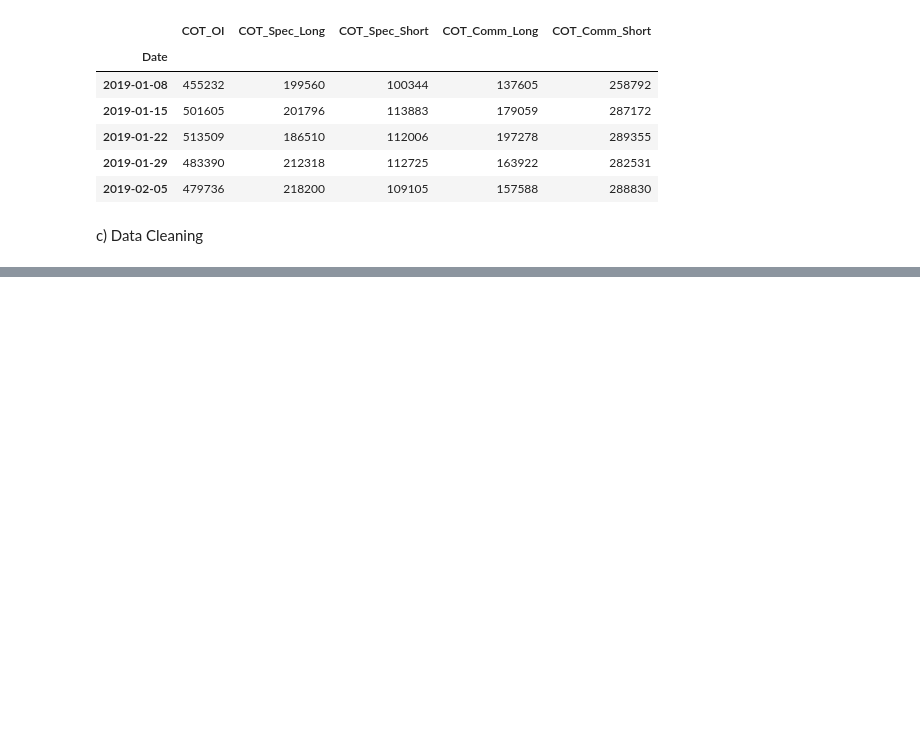
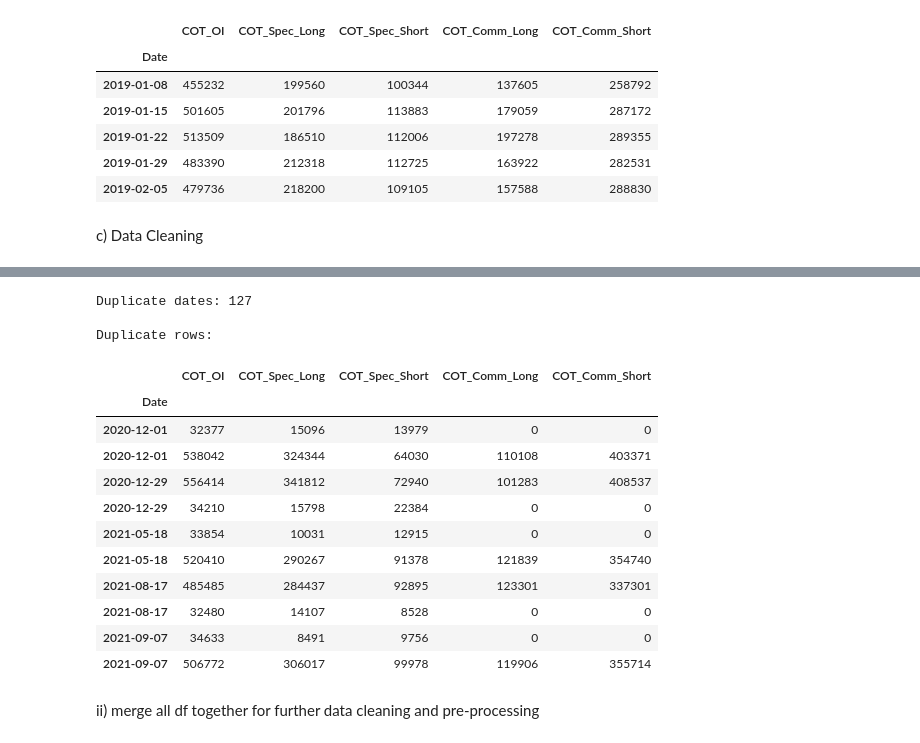
Before and after one commit to jade-lam/CQF, a Jupyter notebook: CQF_Exam_3.ipynb, the cells around one changed output, grey strips where cells are left out. Drawn from its saved outputs; the diff is of its cells as text; code cells hidden in the pictures; blank space fills up the shorter version.

```diff
--- a/CQF_Exam_3.ipynb
+++ b/CQF_Exam_3.ipynb
@@ -357,0 +408,22 @@ c) Data Cleaning
+# %%
+print(f"Duplicate dates: {df_cot_gold.index.duplicated().sum()}")
+print(f"\nDuplicate rows:")
+display(df_cot_gold[df_cot_gold.index.duplicated(keep=False)].head(10))
+# %% [output]
+Duplicate dates: 127
+
+Duplicate rows:
+|  | COT_OI | COT_Spec_Long | COT_Spec_Short | COT_Comm_Long | COT_Comm_Short |
+| Date |  |  |  |  |  |
+| 2020-12-01 | 32377 | 15096 | 13979 | 0 | 0 |
+| 2020-12-01 | 538042 | 324344 | 64030 | 110108 | 403371 |
+| 2020-12-29 | 556414 | 341812 | 72940 | 101283 | 408537 |
+| 2020-12-29 | 34210 | 15798 | 22384 | 0 | 0 |
+| 2021-05-18 | 33854 | 10031 | 12915 | 0 | 0 |
+| 2021-05-18 | 520410 | 290267 | 91378 | 121839 | 354740 |
+| 2021-08-17 | 485485 | 284437 | 92895 | 123301 | 337301 |
+| 2021-08-17 | 32480 | 14107 | 8528 | 0 | 0 |
+| 2021-09-07 | 34633 | 8491 | 9756 | 0 | 0 |
+| 2021-09-07 | 506772 | 306017 | 99978 | 119906 | 355714 |
+# %% [markdown]
+ii) merge all df together for further data cleaning and pre-processing
```
Also changed, not shown: parts of 11 cells of this notebook.
